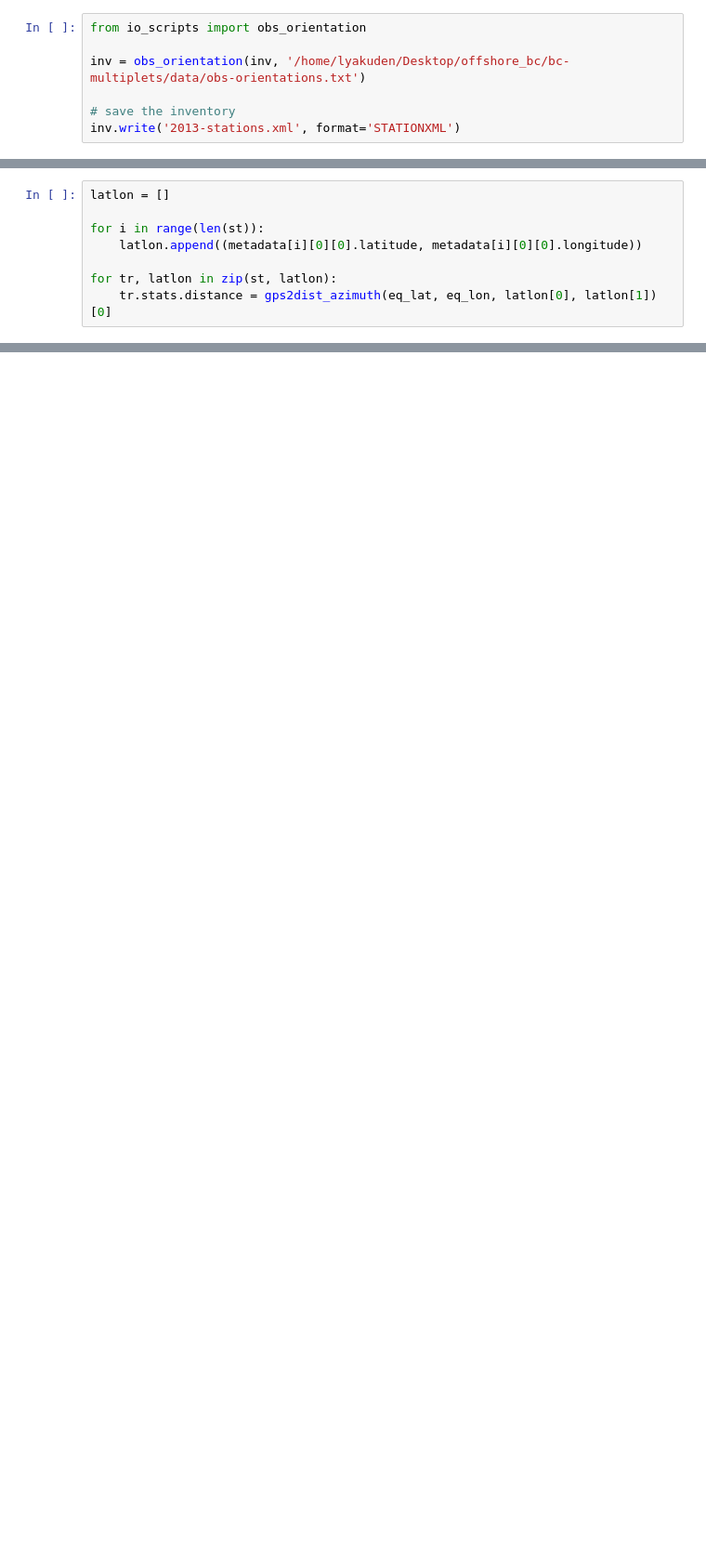
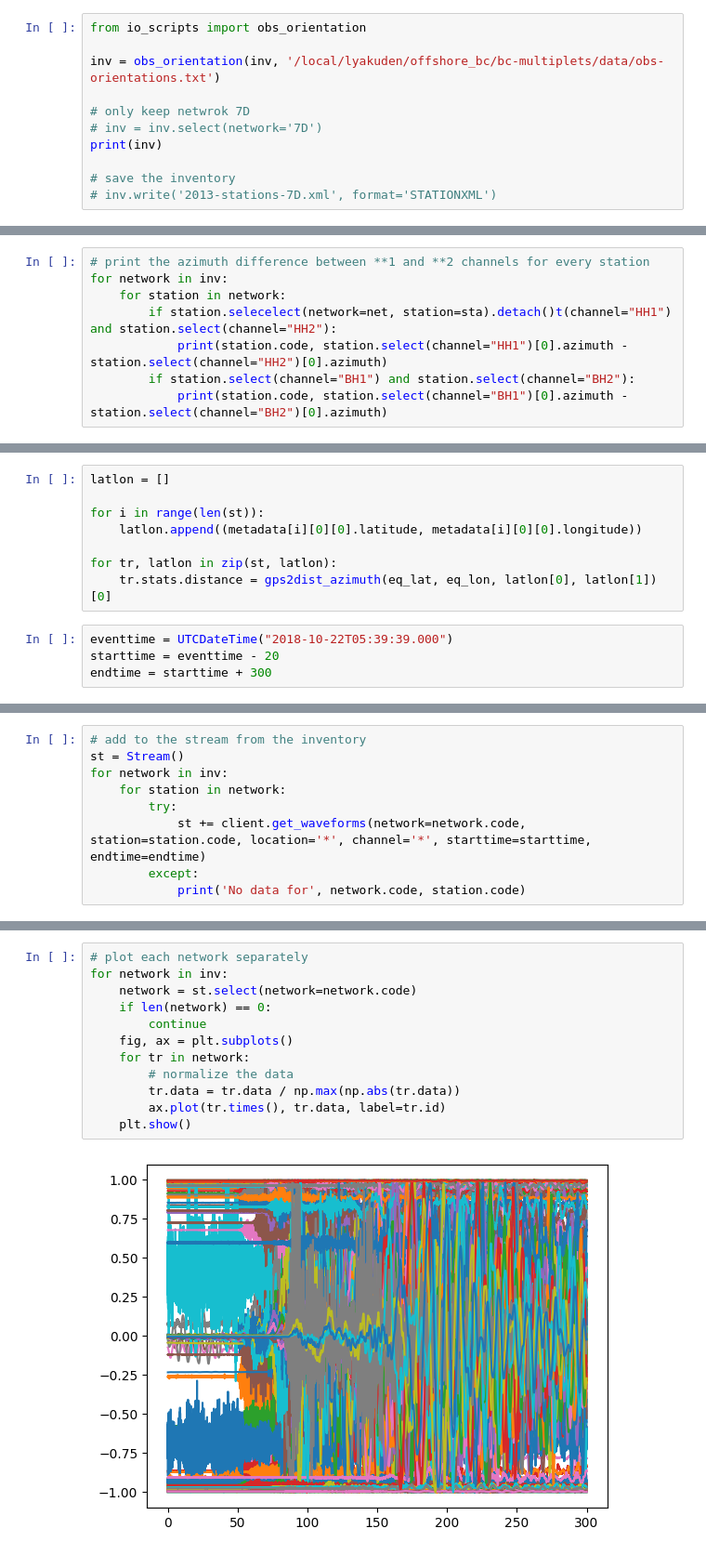
Before and after one commit to LekiYak/bc-multiplets, a Jupyter notebook: scripts/waveforms.ipynb, the cells around one changed output, grey strips where cells are left out. Shown at 93% size. Drawn from its saved outputs; the diff is of its cells as text; blank space fills up the shorter version.

Commit message:
Updated inventory processing and added 7D OBS orientations

```diff
--- a/scripts/waveforms.ipynb
+++ b/scripts/waveforms.ipynb
@@ -94,7 +34,11 @@ Downloaded network: PQ
 # %%
 from io_scripts import obs_orientation
 
-inv = obs_orientation(inv, '/home/lyakuden/Desktop/offshore_bc/bc-multiplets/data/obs-orientations.txt')
+inv = obs_orientation(inv, '/local/lyakuden/offshore_bc/bc-multiplets/data/obs-orientations.txt')
+
+# only keep netwrok 7D
+# inv = inv.select(network='7D')
+print(inv)
 
 # save the inventory
-inv.write('2013-stations.xml', format='STATIONXML')
+# inv.write('2013-stations-7D.xml', format='STATIONXML')
@@ -119 +142,9 @@ Updated orientation of M08C to 92.0
+# %%
+# print the azimuth difference between **1 and **2 channels for every station
+for network in inv:
+    for station in network:
+        if station.selecelect(network=net, station=sta).detach()t(channel="HH1") and station.select(channel="HH2"):
+            print(station.code, station.select(channel="HH1")[0].azimuth - station.select(channel="HH2")[0].azimuth)
+        if station.select(channel="BH1") and station.select(channel="BH2"):
+            print(station.code, station.select(channel="BH1")[0].azimuth - station.select(channel="BH2")[0].azimuth)
 # %%
@@ -128,3 +157,7 @@ for i in range(len(st)):
 
 for tr, latlon in zip(st, latlon):
     tr.stats.distance = gps2dist_azimuth(eq_lat, eq_lon, latlon[0], latlon[1])[0]
+# %%
+eventtime = UTCDateTime("2018-10-22T05:39:39.000")
+starttime = eventtime - 20
+endtime = starttime + 300
@@ -130,0 +184,9 @@ for tr, latlon in zip(st, latlon):
+# %%
+# add to the stream from the inventory
+st = Stream()
+for network in inv:
+    for station in network:
+        try:
+            st += client.get_waveforms(network=network.code, station=station.code, location='*', channel='*', starttime=starttime, endtime=endtime)
+        except:
+            print('No data for', network.code, station.code)
@@ -130,0 +211,14 @@ for tr, latlon in zip(st, latlon):
+# %%
+# plot each network separately
+for network in inv:
+    network = st.select(network=network.code)
+    if len(network) == 0:
+        continue
+    fig, ax = plt.subplots()
+    for tr in network:
+        # normalize the data
+        tr.data = tr.data / np.max(np.abs(tr.data))
+        ax.plot(tr.times(), tr.data, label=tr.id)
+    plt.show()
+# %% [output]
+[figure, added]
```
Also changed, not shown: parts of 14 cells of this notebook, 6 other files.
